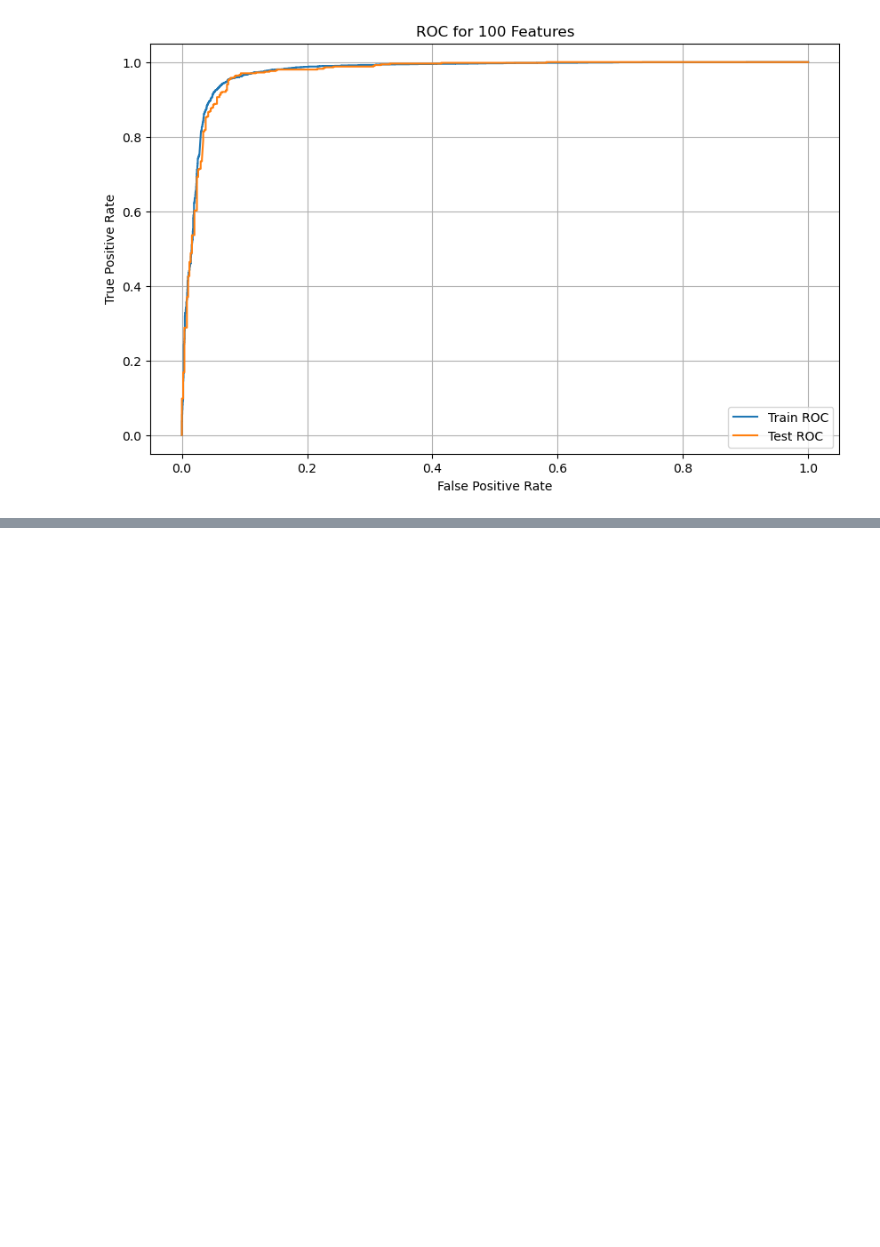
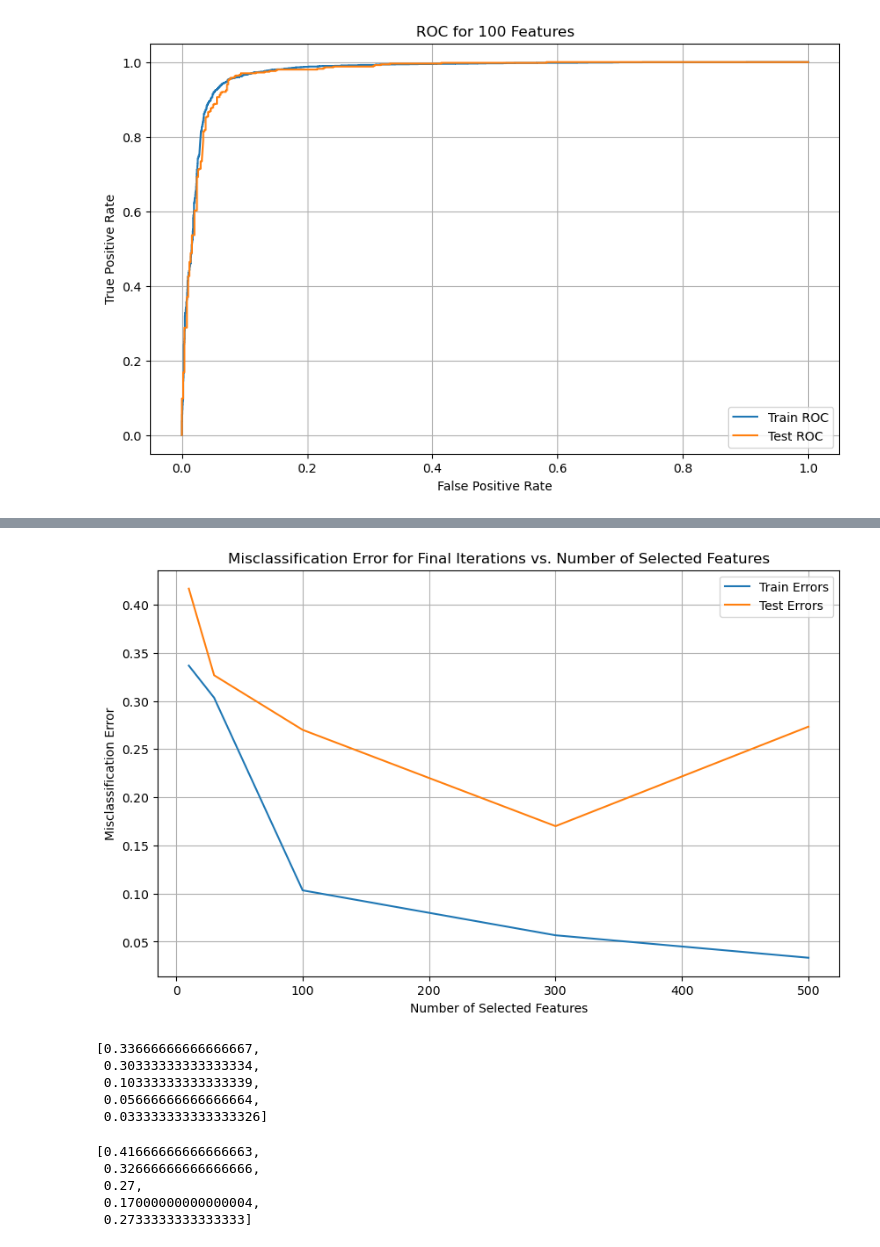
Before and after one commit to evan-stansell/Applied-ML-FSU, a Jupyter notebook: HW5/HW5 Notebook.ipynb, the cells around one changed output, grey strips where cells are left out. Saved outputs shown, nothing was run; the diff lists cells and outputs as text; code cells hidden in the pictures; blank space fills up the shorter version.

```diff
--- a/HW5/HW5 Notebook.ipynb
+++ b/HW5/HW5 Notebook.ipynb
@@ -140,0 +186,36 @@ plt.show()
+# %%
+misclass_train = []
+misclass_test = []
+for d in desired_features:
+    w = fit(Xs, y, 0.0001, d)
+    wt = fit(Xts, yt, 0.0001, d)
+    misclass_train.append(1 - score(Xs, y, w))
+    misclass_test.append(1 - score(Xts, yt, wt))
+# %%
+plt.figure(figsize=(10,6))
+plt.plot(desired_features, misclass_train, label = 'Train Errors')
+plt.plot(desired_features, misclass_test, label = 'Test Errors')
+plt.title('Misclassification Error for Final Iterations vs. Number of Selected Features')
+plt.xlabel('Number of Selected Features')
+plt.ylabel('Misclassification Error')
+plt.grid()
+plt.legend()
+plt.show()
+# %% [output]
+[figure, added]
+# %%
+misclass_train
+# %% [output]
+[0.33666666666666667,
+ 0.30333333333333334,
+ 0.10333333333333339,
+ 0.05666666666666664,
+ 0.033333333333333326]
+# %%
+misclass_test
+# %% [output]
+[0.41666666666666663,
+ 0.32666666666666666,
+ 0.27,
+ 0.17000000000000004,
+ 0.2733333333333333]
```
Also changed, not shown: parts of 18 cells of this notebook.
